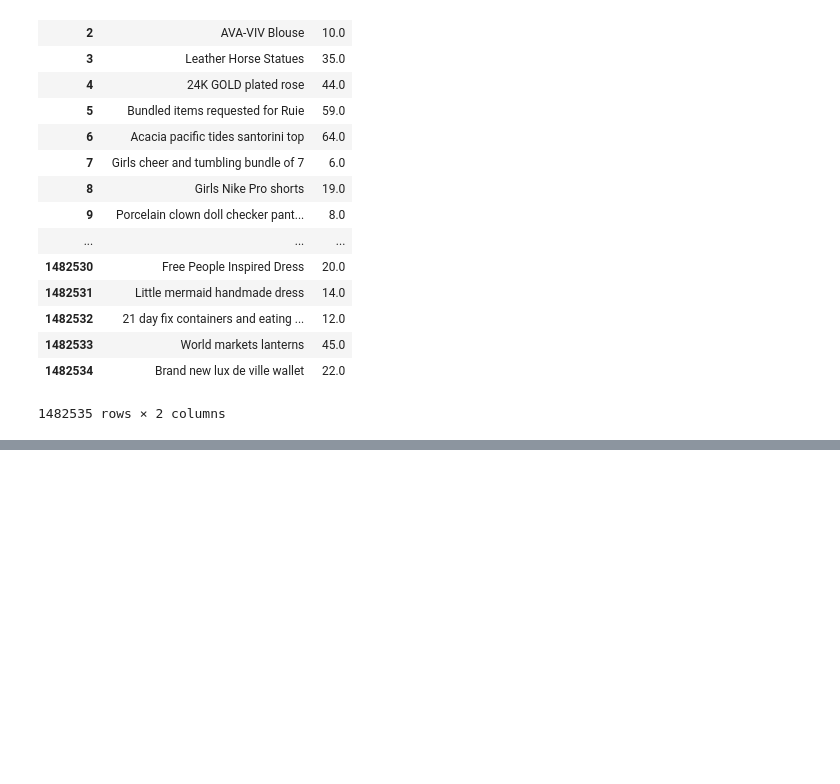
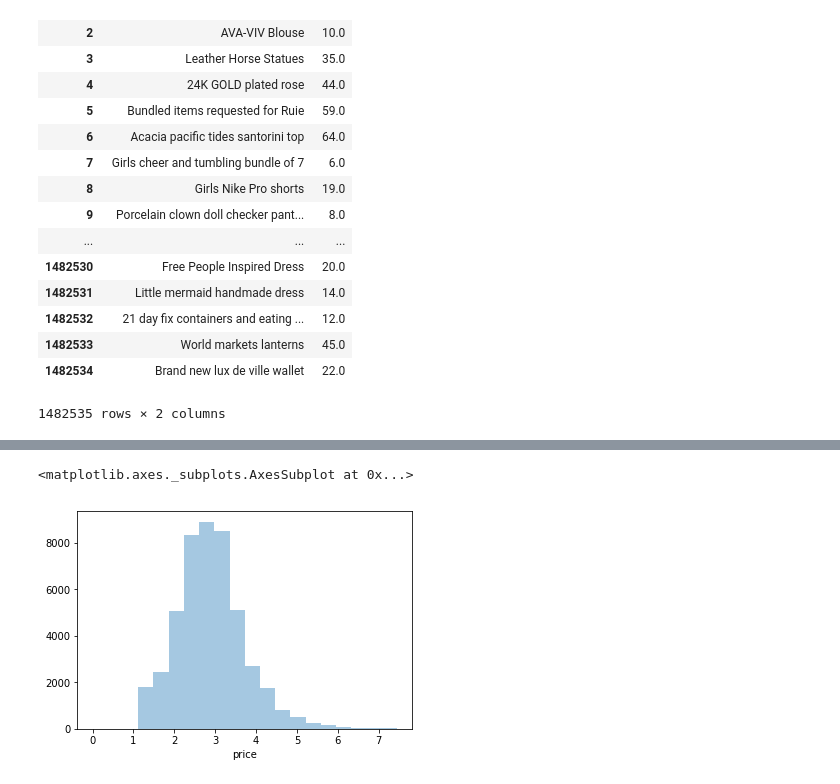
Before and after one commit to ClaartjeBarkhof/Leren-Beslissen, a Jupyter notebook: visualisatie.ipynb, the cells around one changed output, grey strips where cells are left out. Drawn from its saved outputs; the diff is of its cells as text; code cells hidden in the pictures; blank space fills up the shorter version.

```diff
--- a/visualisatie.ipynb
+++ b/visualisatie.ipynb
@@ -99,0 +164,6 @@ print(splitted)
+# %%
+#sns.distplot(splitted_data[1])
+sns.distplot(splitted_data[1], bins=20, kde=False, rug=False)
+# %% [output]
+<matplotlib.axes._subplots.AxesSubplot at 0x...>
+[figure, added]
```
Also changed, not shown: parts of 7 cells of this notebook.
